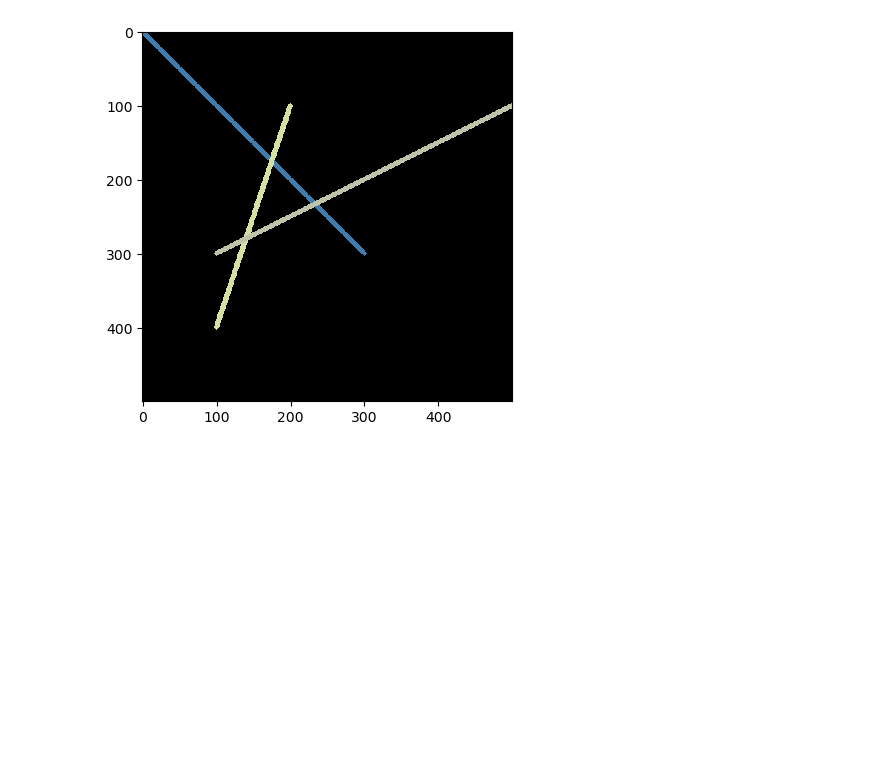
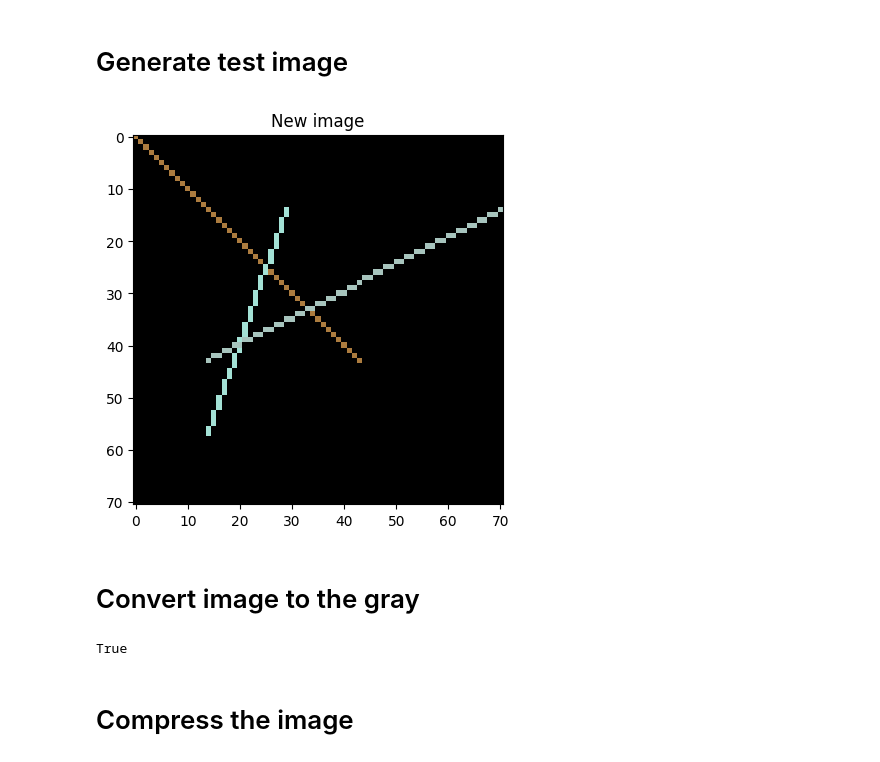
Before and after one commit to NaturalAGI-Lab/NaturalAGI, a Jupyter notebook: src/shapes_detector/shapes_detector.ipynb, the cells around one changed output. Cells and saved outputs as stored; diff of their text form; code cells hidden in the pictures; blank space fills up the shorter version.

```diff
--- a/src/shapes_detector/shapes_detector.ipynb
+++ b/src/shapes_detector/shapes_detector.ipynb
@@ -96,11 +61,39 @@ Detected Triangle with vertices [(500, 100), (140.0, 280.0), (100, 300)]
+# %% [markdown]
+# Generate test image
 # %%
-import cv2
-import numpy as np
-img = np.zeros((500, 500, 3), dtype=np.uint8)
-cv2.line(img, (0, 0), (300, 300), (63, 124, 172), 5)
-cv2.line(img, (200, 100), (100, 400), (213, 225, 163), 5)
-cv2.line(img, (100, 300), (500, 100), (189, 196, 167), 5)
-plt.imshow(img, interpolation='nearest')
+import os
+
+output_folder = "../../output"
+if not os.path.exists(output_folder):
+    os.mkdir(output_folder)
+
+coef = 7
+line_width = 1
+new_img = np.zeros((round(500 / coef), round(500 / coef), 3), dtype=np.uint8)
+cv2.line(new_img, (0, 0), (round(300 / coef), round(300 / coef)), (63, 124, 172), line_width)
+cv2.line(new_img, (round(200 / coef), round(100 / coef)), (round(100 / coef), round(400 / coef)), (213, 225, 163), line_width)
+cv2.line(new_img, (round(100 / coef), round(300 / coef)), (round(500 / coef), round(100 / coef)), (189, 196, 167), line_width)
+cv2.imwrite(f"{output_folder}/img.png", new_img)
+plt.imshow(cv2.cvtColor(new_img, cv2.COLOR_BGR2RGB))
+plt.title('New image')
 plt.show()
 # %% [output]
-[figure, old version]
+[figure, new version]
+# %% [markdown]
+# Convert image to the gray
+# %%
+# Converter
+image_to_export = cv2.imread("../../output/img.png")
+# Convert the image to grayscale if it's not already
+if len(image_to_export.shape) == 3:
+    gray = cv2.cvtColor(image_to_export, cv2.COLOR_BGR2GRAY)
+else:
+    gray = image
+
+output_folder="../../output/"
+cv2.imwrite(f"{output_folder}/exported_img.png", gray)
+cv2.imwrite(f"{output_folder}/exported_img_comp.png", gray)
+# %% [output]
+True
+# %% [markdown]
+# Compress the image
```
Also changed, not shown: parts of 18 cells of this notebook, 17 other files.
